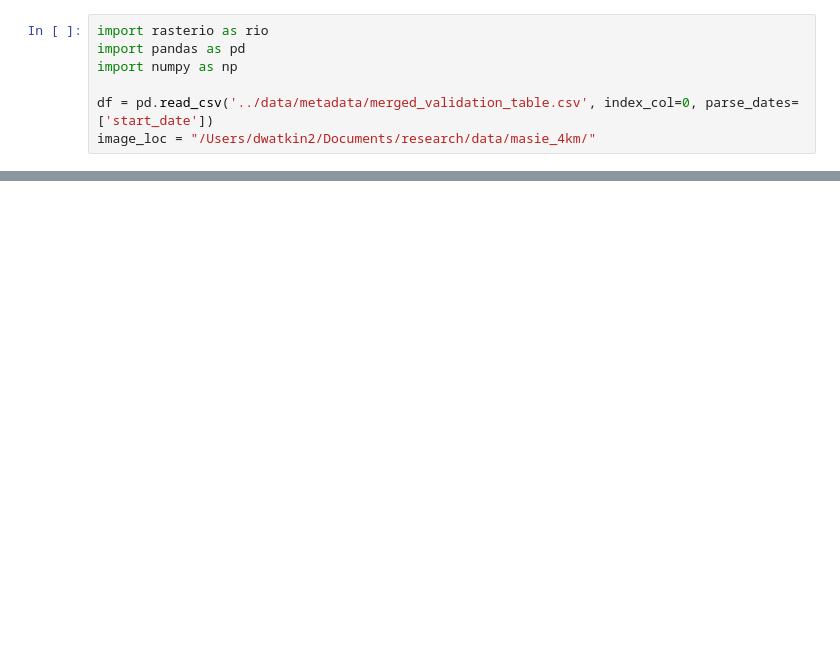
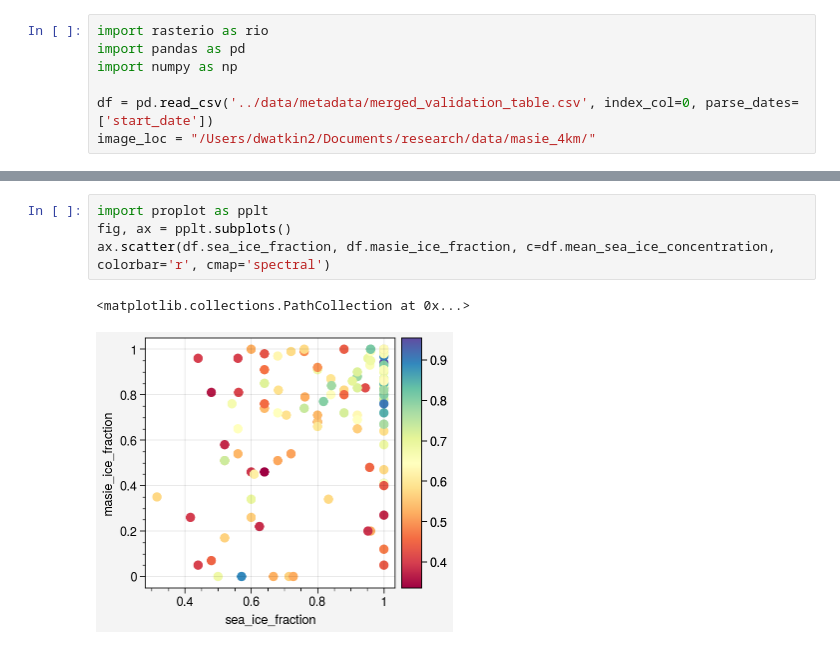
Before and after one commit to danielmwatkins/eval_seg, a Jupyter notebook: notebooks/masie_analysis.ipynb, the cells around one changed output, grey strips where cells are left out. Saved outputs shown, nothing was run; the diff lists cells and outputs as text; blank space fills up the shorter version.

```diff
--- a/notebooks/masie_analysis.ipynb
+++ b/notebooks/masie_analysis.ipynb
@@ -296,0 +197,7 @@ sif_all, sif_ocean
+# %%
+import proplot as pplt
+fig, ax = pplt.subplots()
+ax.scatter(df.sea_ice_fraction, df.masie_ice_fraction, c=df.mean_sea_ice_concentration, colorbar='r', cmap='spectral')
+# %% [output]
+<matplotlib.collections.PathCollection at 0x...>
+[figure, added]
```
Also changed, not shown: parts of 33 cells of this notebook, 43 other files.
